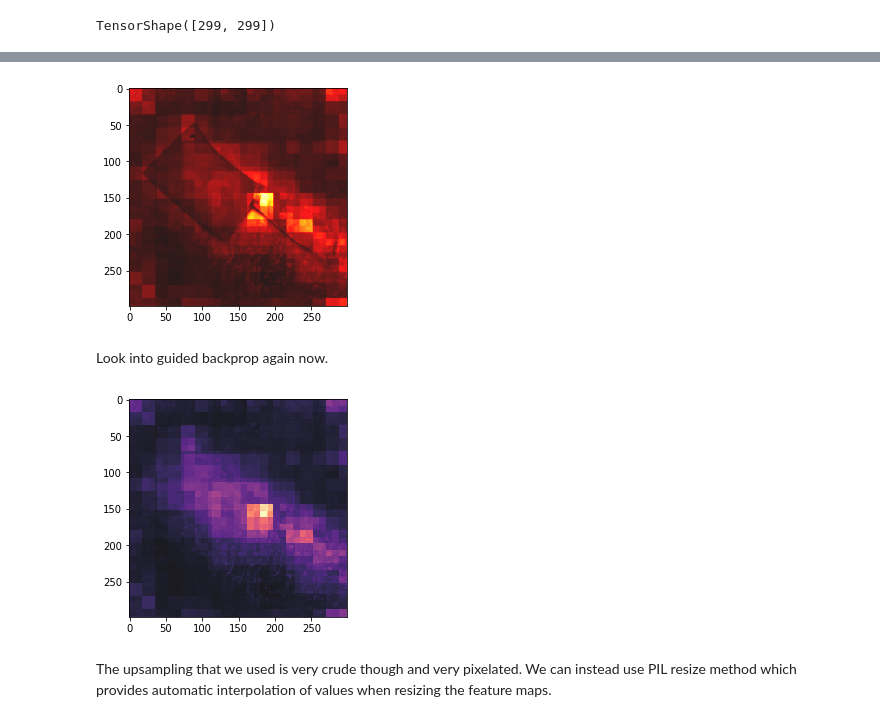
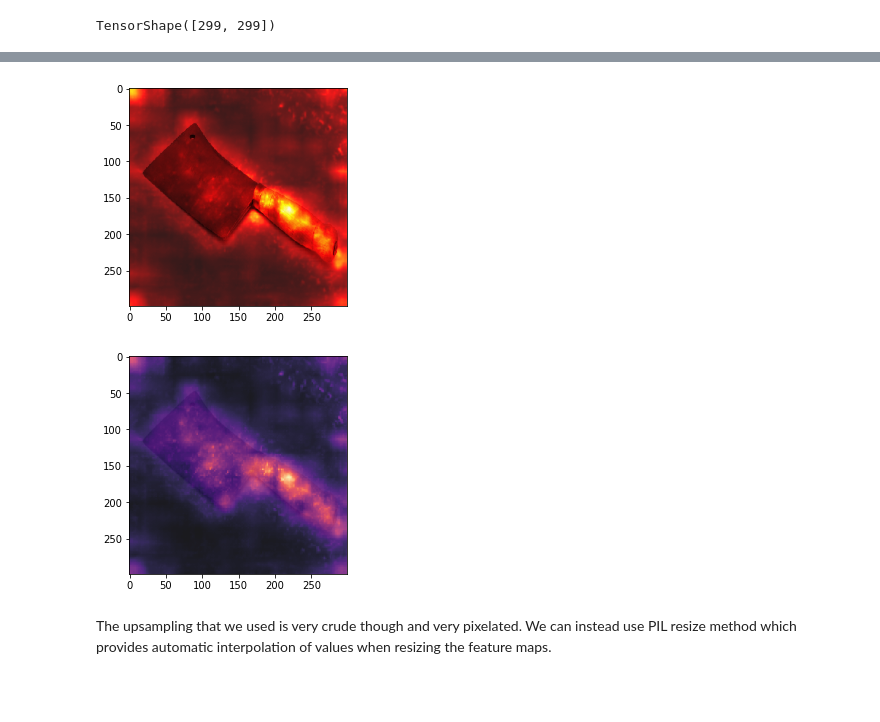
Before and after one commit to kjczarne/eager_gradcam_tf, a Jupyter notebook: 3_Grad-CAM with InceptionV3.ipynb, the cells around one changed output, grey strips where cells are left out. Cells and saved outputs as stored; diff of their text form; code cells hidden in the pictures; blank space fills up the shorter version.

Commit message:
Fixed a major bug in tensor shape incoherence. Cleaned up look of plt output implementing more interpretable gradient overlay and added original image to the output for comparison's sake.

```diff
--- a/3_Grad-CAM with InceptionV3.ipynb
+++ b/3_Grad-CAM with InceptionV3.ipynb
@@ -340,21 +308,19 @@ plt.imshow(summed_maps, cmap='gray')
 # %%
-plt_im1 = plt.imshow(im_tf[:,:,0], cmap=plt.cm.gray, interpolation='nearest')
+plt_im1 = plt.imshow(im_tf[0,:,:], cmap=plt.cm.gray, interpolation='nearest')
 
 plt_im2 = plt.imshow(summed_maps*im_tf[:,:,:,0].reshape(299, 299), cmap=plt.cm.hot, alpha=.9, interpolation='bilinear')
 
 plt.show()
 # %% [output]
-[figure, old version]
+[figure, new version]
-# %% [markdown]
-Look into guided backprop again now.
 # %%
-plt_im1 = plt.imshow(im_tf[:,:,0], cmap=plt.cm.gray, interpolation='bilinear')
+plt_im1 = plt.imshow(im_tf[0,:,:], cmap=plt.cm.gray, interpolation='bilinear')
 
 plt_im2 = plt.imshow(summed_maps.numpy(), cmap='magma', alpha=.9, interpolation='nearest')
 
 plt.show()
 # %% [output]
-[figure, old version]
+[figure, new version]
 # %% [markdown]
 The upsampling that we used is very crude though and very pixelated. We can instead use PIL resize method which provides automatic interpolation of values when resizing the feature maps.
 # %%
```
Also changed, not shown: parts of 19 cells of this notebook, 8 other files.
